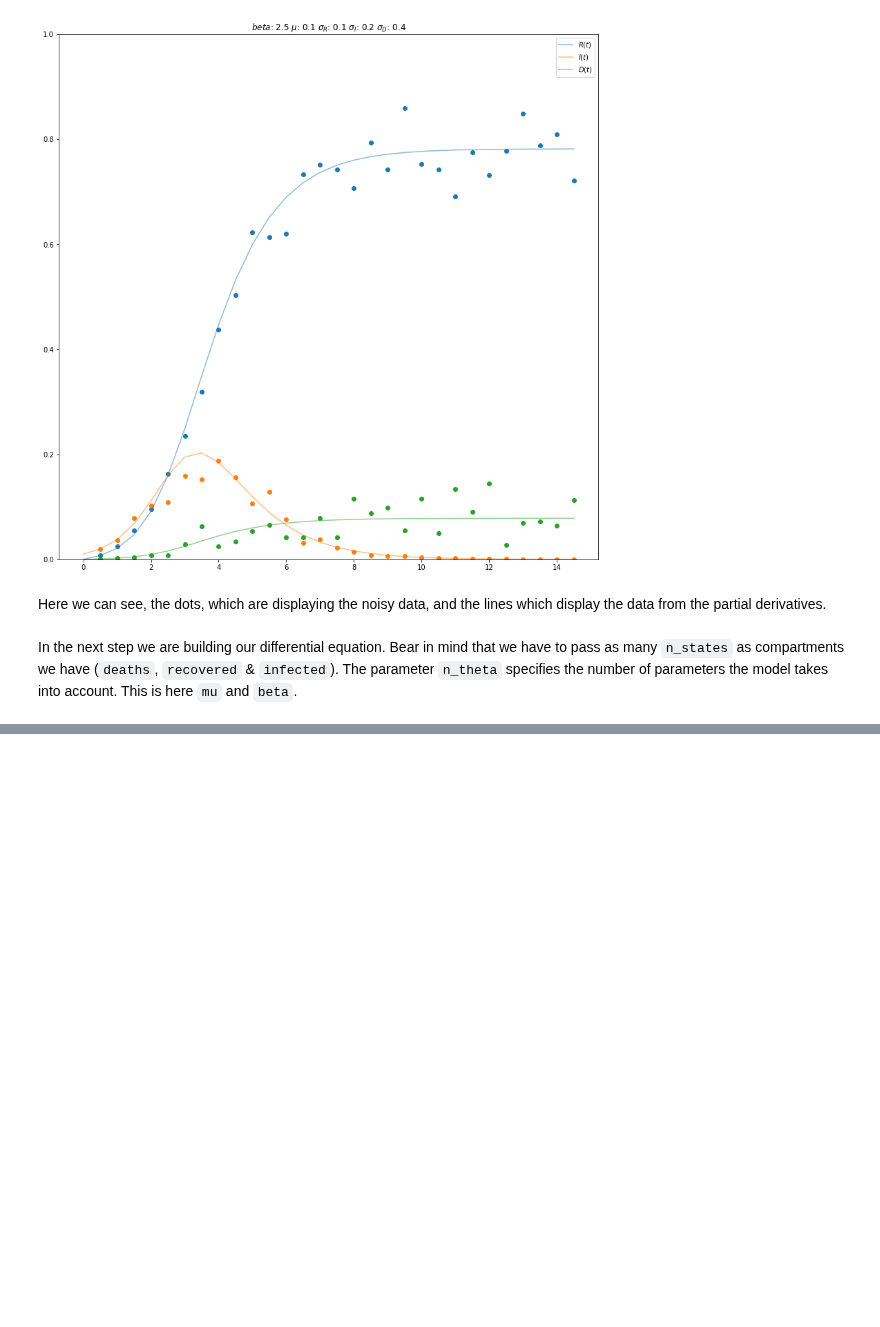
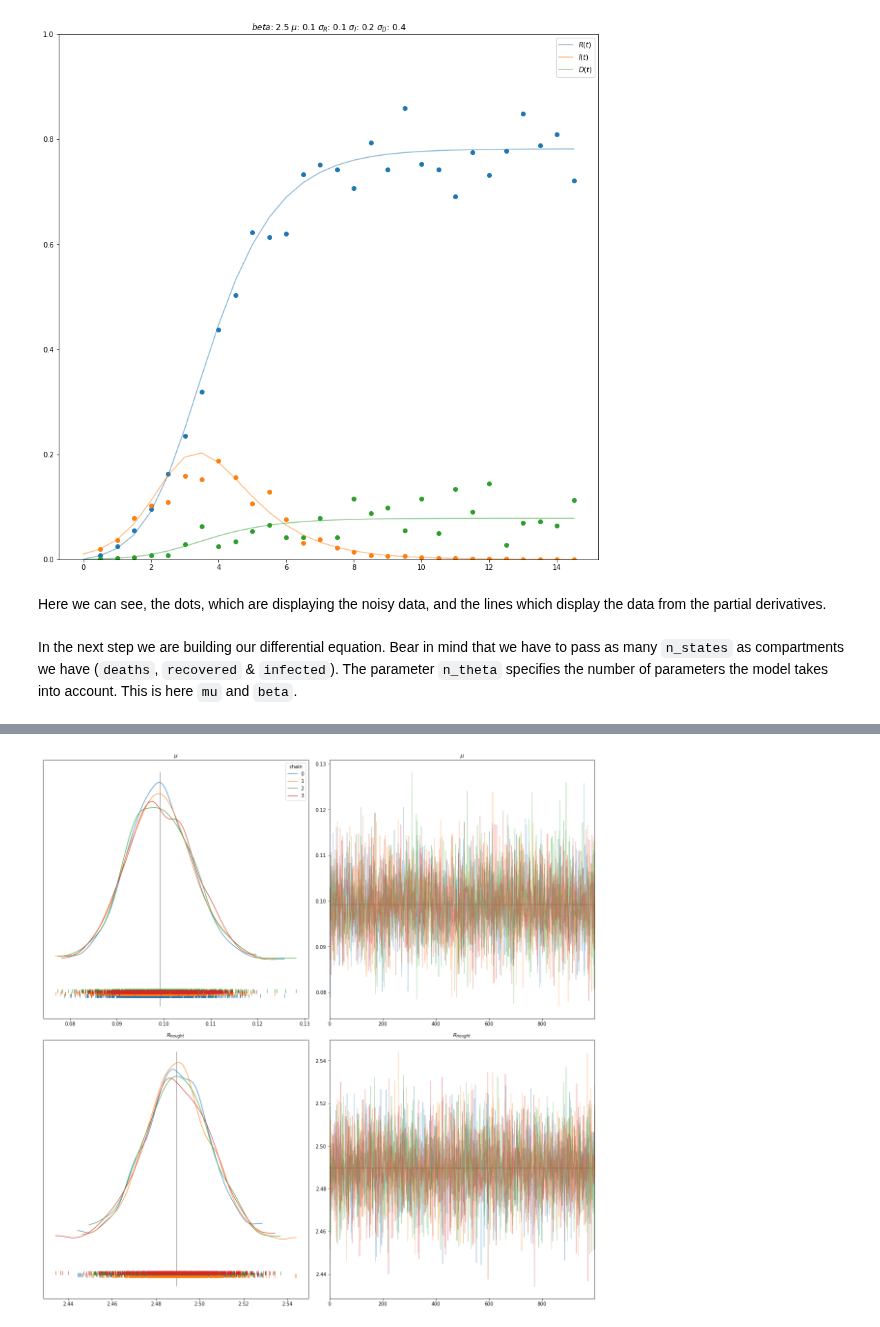
Before and after one commit to Estreuselito/Deus_ex_machina, a Jupyter notebook: MCMC/Assignment 4 - Master.ipynb, the cells around one changed output, grey strips where cells are left out. Drawn from its saved outputs; the diff is of its cells as text; code cells hidden in the pictures; blank space fills up the shorter version.

```diff
--- a/MCMC/Assignment 4 - Master.ipynb
+++ b/MCMC/Assignment 4 - Master.ipynb
@@ -290,0 +299,4 @@ sird_model = DifferentialEquation(
+# %%
+mu_lower_bound = 0
+mu_mean = 0.1
+mu_sd = 0.03
@@ -291,3 +307,7 @@ sird_model = DifferentialEquation(
+# %%
+R0_lower_bound = 1
+R0_mean = 2.27
+R0_sd = 0.4
 # %%
 # Create the model
 basic_model = pm.Model()
@@ -306,14 +326,14 @@ with basic_model:
     # bound it, so that it always above 1, because that is the reasoning for an epidemic
     # to occure. The background for this is, that the parameter
     # R nought, should not be below 1.
-    R0 = pm.Bound(pm.Normal, lower = 1)('$R_{nought}$', mu = 2.27, sd = 0.4)
+    R0 = pm.Bound(pm.Normal, lower = R0_lower_bound)('$R_{nought}$', mu = R0_mean, sd = R0_sd)
 
     # We also need to create something like this for the death rate mu. The only
     # difference is, that it cannot fall below 0.
     # 0.1 is the mu, our current death rate
     # 3 is the variance, and it determines the shape of our curve. All values greater than
     # one flatten the curve.
-    mu = pm.Bound(pm.Normal, lower = 0)('$\mu$', mu = 0.1, sd = 0.03)
+    mu = pm.Bound(pm.Normal, lower = mu_lower_bound)('$\mu$', mu = mu_mean, sd = mu_sd)
 
     # We now need to set up our model. Remember that we want to try and find the parameters
     # for the death compartment.
@@ -334,10 +354,14 @@ with basic_model:
     # optimization methods. (https://docs.pymc.io/notebooks/getting_started.html)
     start = pm.find_MAP()
 
-    # The No U-Turn
+    # The No U-Turn sampler is the state of the art sampler
     step = pm.NUTS()
+
+    # Finally we initiate the smapler, using 1000 samples.
     trace = pm.sample(1000, random_seed=44)
 
+    # Lastly, we transfomr our data into proper data for the arviz package
+    # so that we can use some of its features to make nicer plots.
     data = az.from_pymc3(trace=trace)
 # %% [output]
 [interactive output not drawn]
@@ -348,0 +375,17 @@ NUTS: [$\mu$, $R_{nought}$, sigma]
+# %%
+# The idea of inputing the lines like this is take from [7]
+var_names = ["$\mu$", "$R_{nought}$"]
+lines = list(xarray_var_iter(data.posterior[var_names].mean(dim=("chain", "draw"))))
+
+# Plot results (takes a while, be patient)
+az.plot_trace(data,
+              var_names = var_names,
+              figsize = (16, 16),
+              rug=True,
+              lines = lines,
+              legend = True,
+              combined = False,
+              compact = False)
+plt.show()
+# %% [output]
+[figure, added]
```
Also changed, not shown: parts of 18 cells of this notebook.
